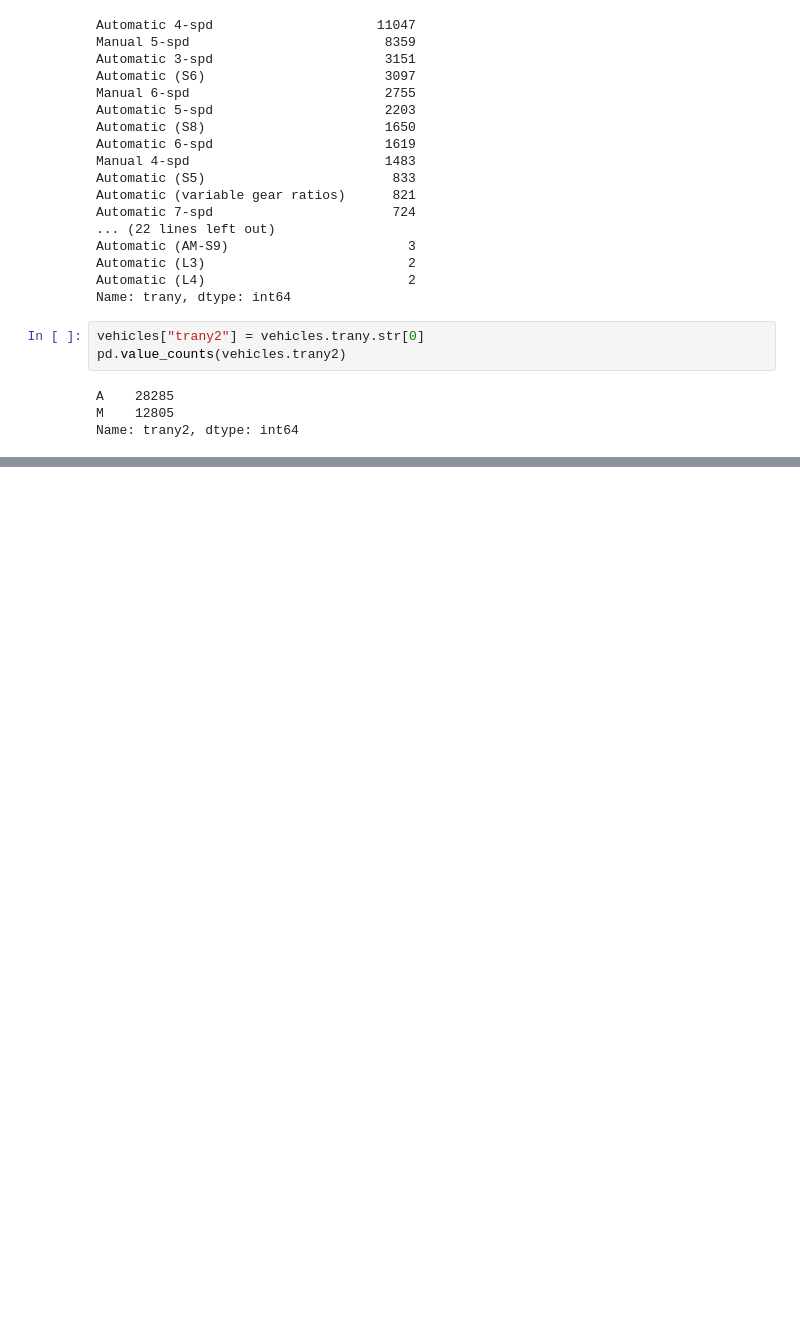
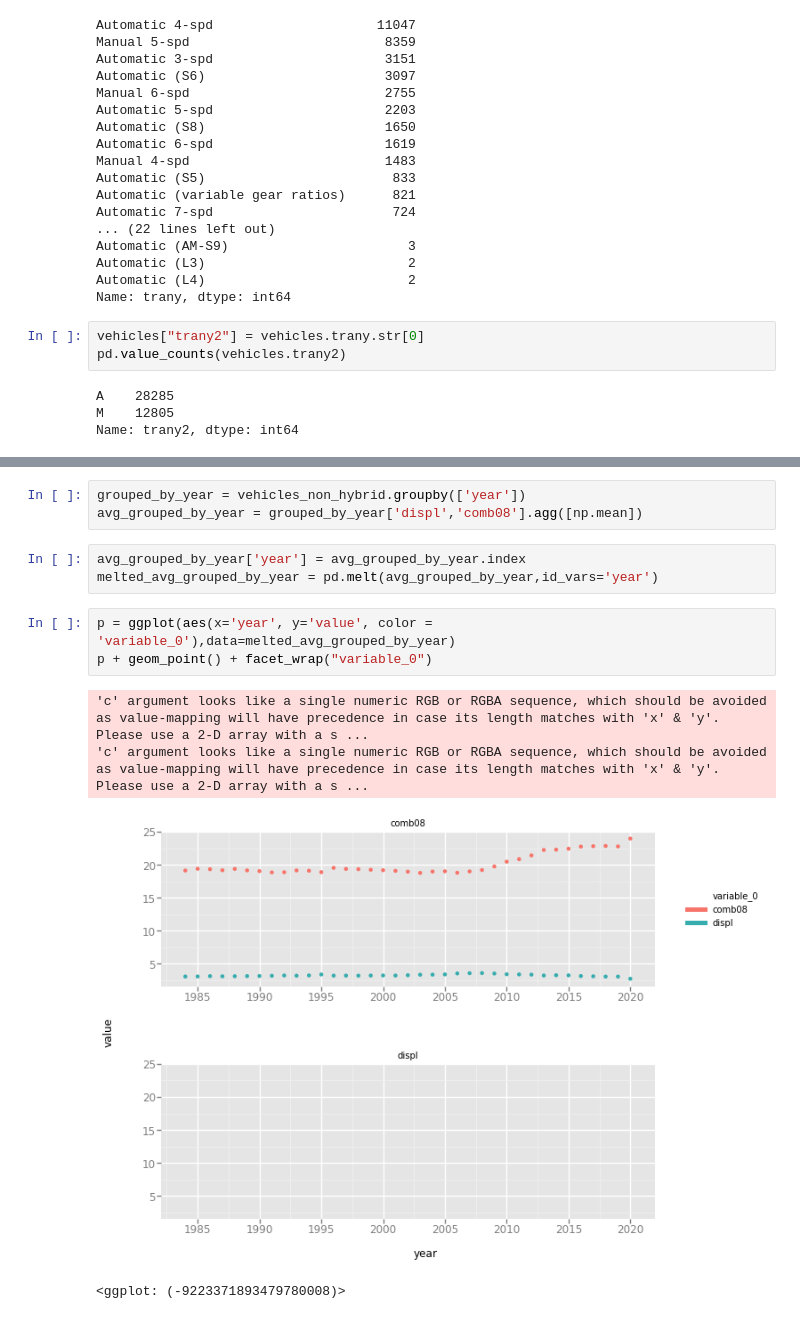
Before and after one commit to m4ni5h/SelfProjects, a Jupyter notebook: AutomobileProject/Automobile Analysis.ipynb, the cells around one changed output, grey strips where cells are left out. Saved outputs shown, nothing was run; the diff lists cells and outputs as text; blank space fills up the shorter version.

```diff
--- a/AutomobileProject/Automobile Analysis.ipynb
+++ b/AutomobileProject/Automobile Analysis.ipynb
@@ -112,0 +183,14 @@ Name: trany2, dtype: int64
+# %%
+grouped_by_year = vehicles_non_hybrid.groupby(['year'])
+avg_grouped_by_year = grouped_by_year['displ','comb08'].agg([np.mean])
+# %%
+avg_grouped_by_year['year'] = avg_grouped_by_year.index
+melted_avg_grouped_by_year = pd.melt(avg_grouped_by_year,id_vars='year')
+# %%
+p = ggplot(aes(x='year', y='value', color = 'variable_0'),data=melted_avg_grouped_by_year)
+p + geom_point() + facet_wrap("variable_0")
+# %% [output]
+'c' argument looks like a single numeric RGB or RGBA sequence, which should be avoided as value-mapping will have precedence in case its length matches with 'x' & 'y'.  Please use a 2-D array with a s ...
+'c' argument looks like a single numeric RGB or RGBA sequence, which should be avoided as value-mapping will have precedence in case its length matches with 'x' & 'y'.  Please use a 2-D array with a s ...
+[figure, added]
+<ggplot: (-9223371893479780008)>
```
Also changed, not shown: parts of 24 cells of this notebook.
